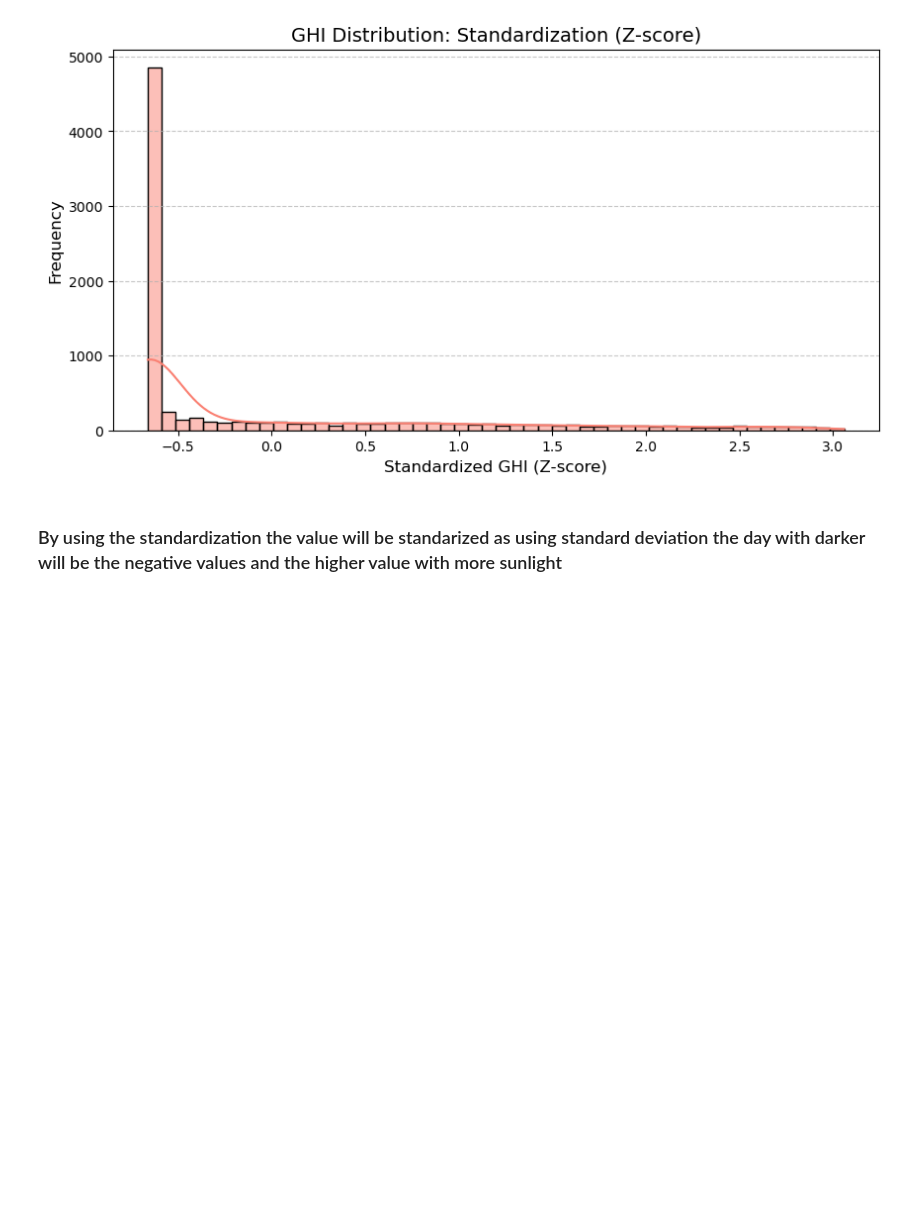
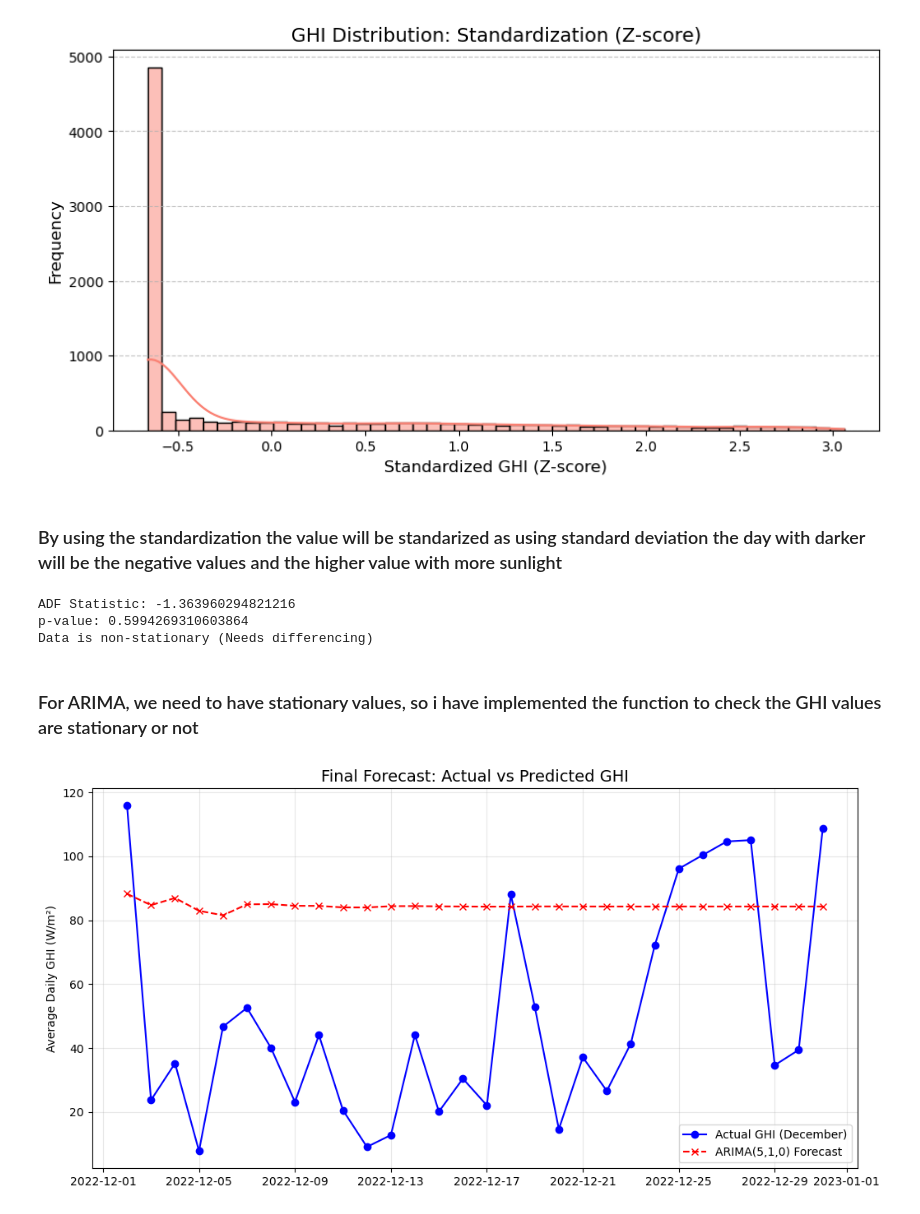
Before and after one commit to Smuthusivam/LEI-Assignment-01_Feb, a Jupyter notebook: Data Analysis.ipynb, the cells around one changed output. Cells and saved outputs as stored; diff of their text form; code cells hidden in the pictures; blank space fills up the shorter version.

Commit message:
commit-4(implemented machine learning model)

```diff
--- a/Data Analysis.ipynb
+++ b/Data Analysis.ipynb
@@ -368,0 +391,48 @@ plt.show()
+# %%
+# 1. Prepare Daily Data
+# ARIMA performs better on the daily trend rather than volatile 30-min data
+daily_ghi = data['GHI'].resample('D').mean()
+
+# 2. Check for Stationarity
+def check_stationarity(timeseries):
+    result = adfuller(timeseries)
+    print(f'ADF Statistic: {result[0]}')
+    print(f'p-value: {result[1]}')
+    if result[1] <= 0.05:
+        print("Data is stationary")
+    else:
+        print("Data is non-stationary (Needs differencing)")
+
+check_stationarity(daily_ghi)
+# %% [output]
+ADF Statistic: -1.363960294821216
+p-value: 0.5994269310603864
+Data is non-stationary (Needs differencing)
+# %% [markdown]
+### For ARIMA, we need to have stationary values, so i have implemented the function to check the GHI values are stationary or not
+# %%
+# 3. Train-Test Split (Training: Jan-Nov | Testing: December)
+train = daily_ghi[:-30]
+test = daily_ghi[-30:]
+
+# 4. Fit ARIMA Model
+# We use (5, 1, 0) -> p=5 (lags), d=1 (difference), q=0 (error smooth)
+# This is a robust starting point for solar data
+model = ARIMA(train, order=(5, 1, 0))
+model_fit = model.fit()
+
+# 5. Forecasting the next 30 days
+forecast = model_fit.forecast(steps=30)
+forecast.index = test.index
+# %%
+plt.figure(figsize=(12, 6))
+plt.plot(test.index, test, label='Actual GHI (December)', color='blue', marker='o')
+plt.plot(test.index, forecast, label='ARIMA(5,1,0) Forecast', color='red', linestyle='--', marker='x')
+
+plt.title('Final Forecast: Actual vs Predicted GHI', fontsize=14)
+plt.ylabel('Average Daily GHI (W/m²)')
+plt.legend()
+plt.grid(True, alpha=0.3)
+plt.show()
+# %% [output]
+[figure, added]
```
Also changed, not shown: parts of 12 cells of this notebook.
